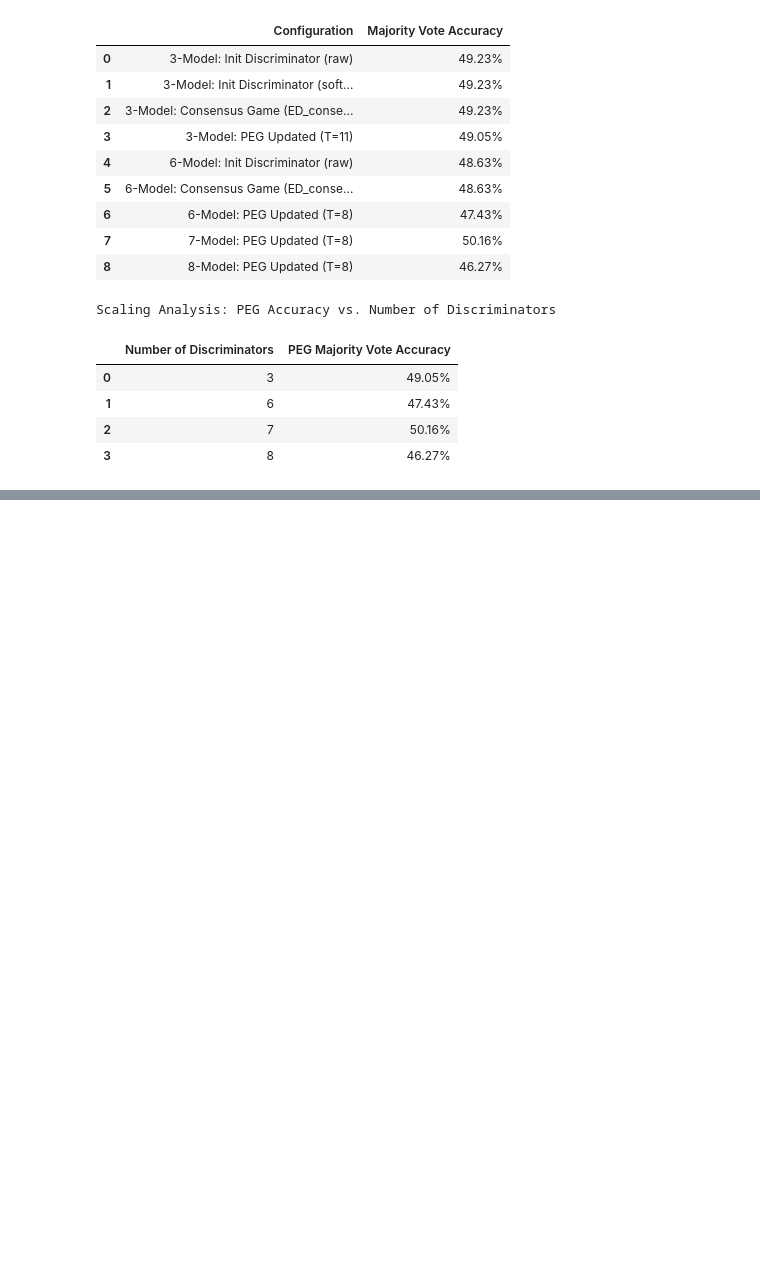
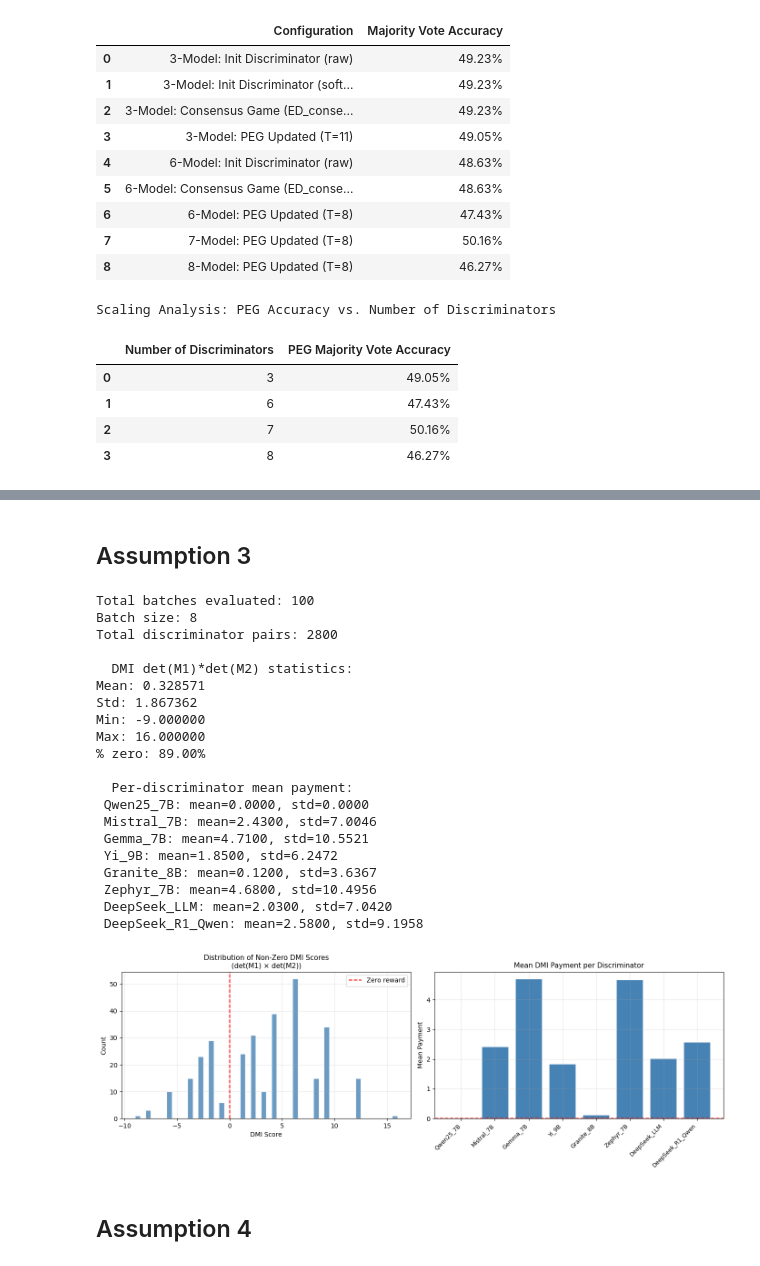
Before and after one commit to christyhui/CHui_MASDS_Thesis_PEG_Application, a Jupyter notebook: chui_thesis_contents/PEGMechanism.ipynb, the cells around one changed output, grey strips where cells are left out. Saved outputs shown, nothing was run; the diff lists cells and outputs as text; code cells hidden in the pictures; blank space fills up the shorter version.

```diff
--- a/chui_thesis_contents/PEGMechanism.ipynb
+++ b/chui_thesis_contents/PEGMechanism.ipynb
@@ -1099,0 +2079,2 @@ Scaling Analysis: PEG Accuracy vs. Number of Discriminators
+# %% [markdown]
+## Assumption 3
@@ -1099,0 +2209,26 @@ Scaling Analysis: PEG Accuracy vs. Number of Discriminators
+# %%
+payments = inspect_dmi_payments(discriminator_8dict, answer_col = 'disc_init_refine_answer', batch_size = 8, n_batches = 100)
+# %% [output]
+Total batches evaluated: 100
+Batch size: 8
+Total discriminator pairs: 2800
+
+  DMI det(M1)*det(M2) statistics:
+Mean: 0.328571
+Std: 1.867362
+Min: -9.000000
+Max: 16.000000
+% zero: 89.00%
+
+  Per-discriminator mean payment:
+ Qwen25_7B: mean=0.0000, std=0.0000
+ Mistral_7B: mean=2.4300, std=7.0046
+ Gemma_7B: mean=4.7100, std=10.5521
+ Yi_9B: mean=1.8500, std=6.2472
+ Granite_8B: mean=0.1200, std=3.6367
+ Zephyr_7B: mean=4.6800, std=10.4956
+ DeepSeek_LLM: mean=2.0300, std=7.0420
+ DeepSeek_R1_Qwen: mean=2.5800, std=9.1958
+[figure, added]
+# %% [markdown]
+## Assumption 4
```
Also changed, not shown: parts of 35 cells of this notebook, 14 other files.
